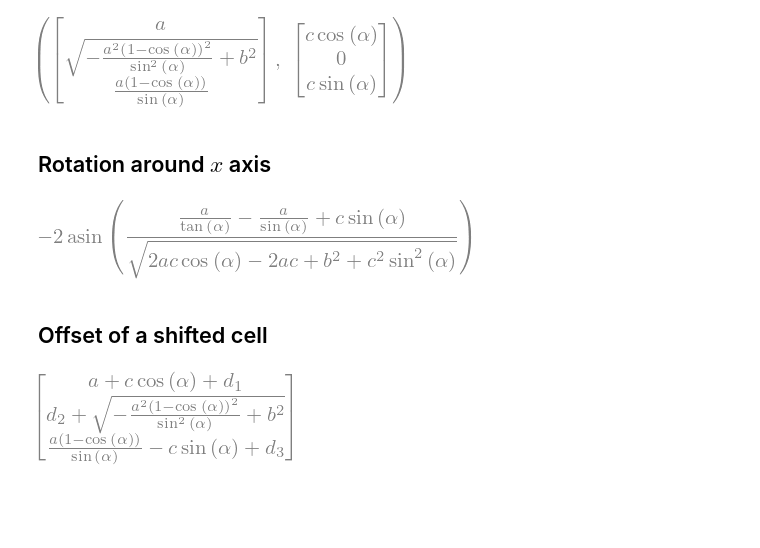
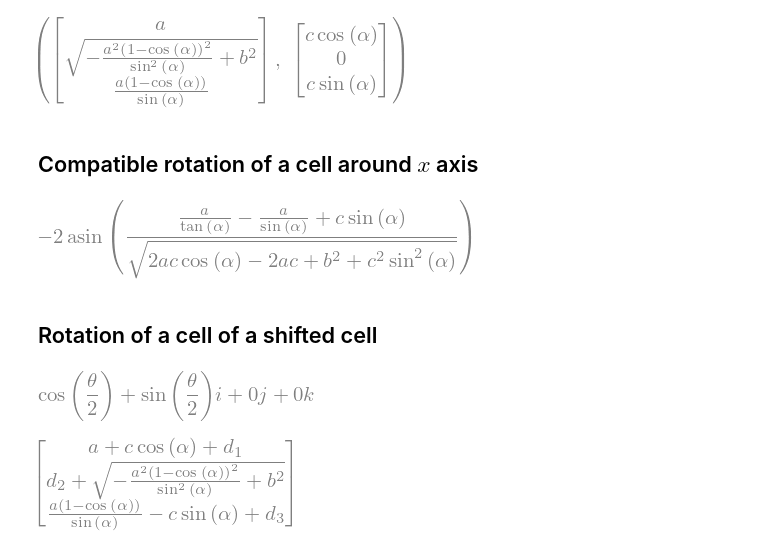
Before and after one commit to bmcs-group/bmcs_shell, a Jupyter notebook: bmcs_shell/folding/wb_cell.ipynb, the cells around one changed output. Saved outputs shown, nothing was run; the diff lists cells and outputs as text; code cells hidden in the pictures; blank space fills up the shorter version.

```diff
--- a/bmcs_shell/folding/wb_cell.ipynb
+++ b/bmcs_shell/folding/wb_cell.ipynb
@@ -57,7 +57,7 @@ U_pp_a, W_p_a
 # %% [output]
 [figure]
 # %% [markdown]
-## Rotation around $x$ axis
+## Compatible rotation of a cell around $x$ axis
 # %%
 V_UW = U_pp_a - W_p_a
 L_UW = sp.sqrt(V_UW[1] ** 2 + V_UW[2] ** 2)
@@ -67,11 +67,14 @@ theta_sol
 # %% [output]
 [figure]
 # %% [markdown]
-## Offset of a shifted cell
+## Rotation of a cell  of a shifted cell
 # %%
 from sympy.algebras.quaternion import Quaternion
 theta = sp.Symbol(r'theta')
 q_theta = Quaternion.from_axis_angle([1, 0, 0], theta)
+q_theta
+# %% [output]
+[figure, added]
 # %%
 d_1, d_2, d_3 = sp.symbols('d_1, d_2, d_3')
 D_a = sp.Matrix([d_1, d_2, d_3])
```
Also changed, not shown: parts of 2 cells of this notebook, 8 other files.
